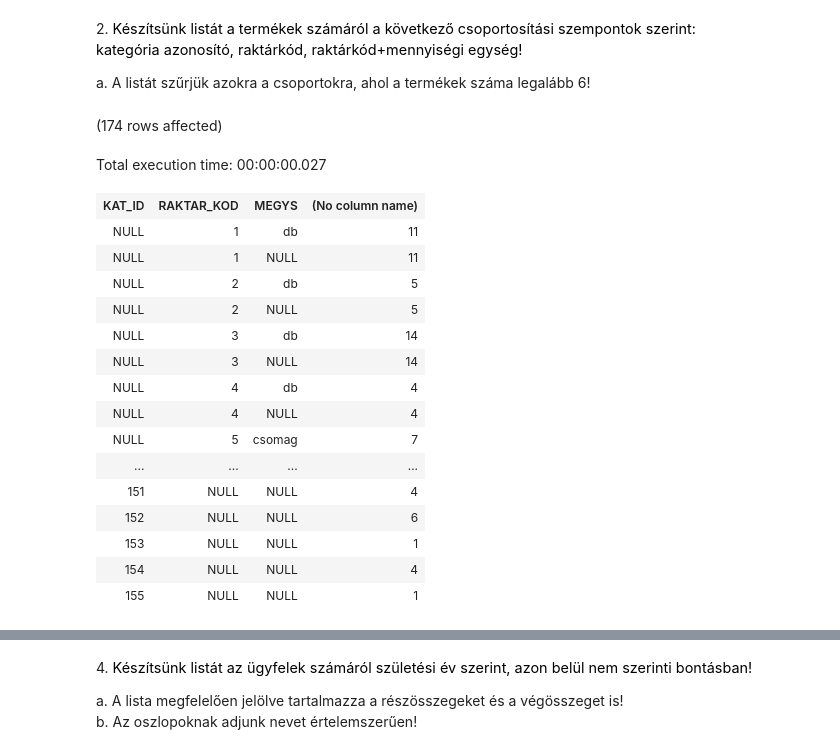
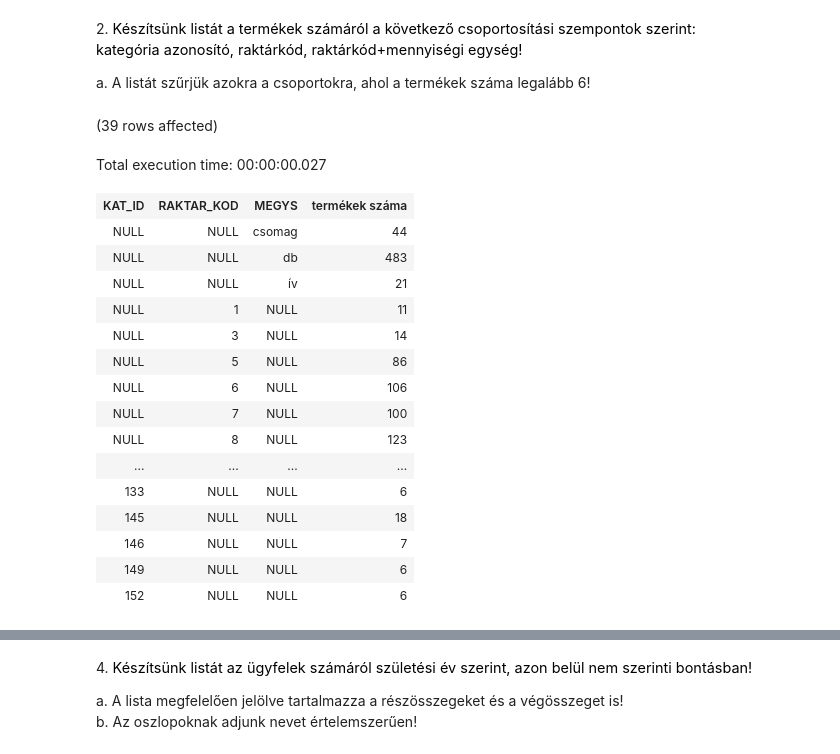
Before and after one commit to szantov/sql_g02, a Jupyter notebook: gyakorlat04_feladatok.ipynb, the cells around one changed output, grey strips where cells are left out. Cells and saved outputs as stored; diff of their text form; code cells hidden in the pictures.

````diff
--- a/gyakorlat04_feladatok.ipynb
+++ b/gyakorlat04_feladatok.ipynb
@@ -35,29 +35,30 @@ a. A listát szűrjük azokra a csoportokra, ahol a termékek száma legalább 6
 # %%
 SELECT KAT_ID,
        RAKTAR_KOD,
        MEGYS,
-       COUNT(*)
+       COUNT(*) AS 'termékek száma'
 FROM Termek
-GROUP BY GROUPING SETS(KAT_ID, RAKTAR_KOD, (RAKTAR_KOD, MEGYS))
+GROUP BY GROUPING SETS((KAT_ID), (RAKTAR_KOD), (MEGYS))
+HAVING COUNT(*) >= 6
 # %% [output]
-(174 rows affected)
+(39 rows affected)
 Total execution time: 00:00:00.027
-| KAT_ID | RAKTAR_KOD | MEGYS | (No column name) |
-| NULL | 1 | db | 11 |
+| KAT_ID | RAKTAR_KOD | MEGYS | termékek száma |
+| NULL | NULL | csomag | 44 |
+| NULL | NULL | db | 483 |
+| NULL | NULL | ív | 21 |
 | NULL | 1 | NULL | 11 |
-| NULL | 2 | db | 5 |
-| NULL | 2 | NULL | 5 |
-| NULL | 3 | db | 14 |
 | NULL | 3 | NULL | 14 |
-| NULL | 4 | db | 4 |
-| NULL | 4 | NULL | 4 |
-| NULL | 5 | csomag | 7 |
+| NULL | 5 | NULL | 86 |
+| NULL | 6 | NULL | 106 |
+| NULL | 7 | NULL | 100 |
+| NULL | 8 | NULL | 123 |
 | ... | ... | ... | ... |
-| 151 | NULL | NULL | 4 |
+| 133 | NULL | NULL | 6 |
+| 145 | NULL | NULL | 18 |
+| 146 | NULL | NULL | 7 |
+| 149 | NULL | NULL | 6 |
 | 152 | NULL | NULL | 6 |
-| 153 | NULL | NULL | 1 |
-| 154 | NULL | NULL | 4 |
-| 155 | NULL | NULL | 1 |
 # %% [markdown]
 ```
 3. Készítsünk listát az egyes termékkategóriákban lévő termékek számáról!
````
Also changed, not shown: parts of 10 cells of this notebook.
